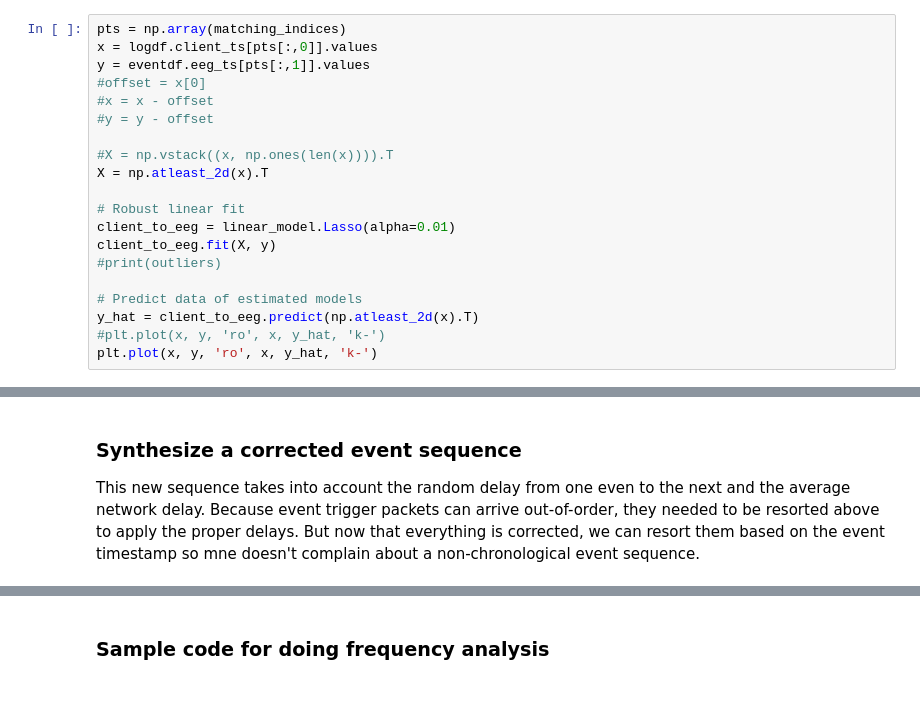
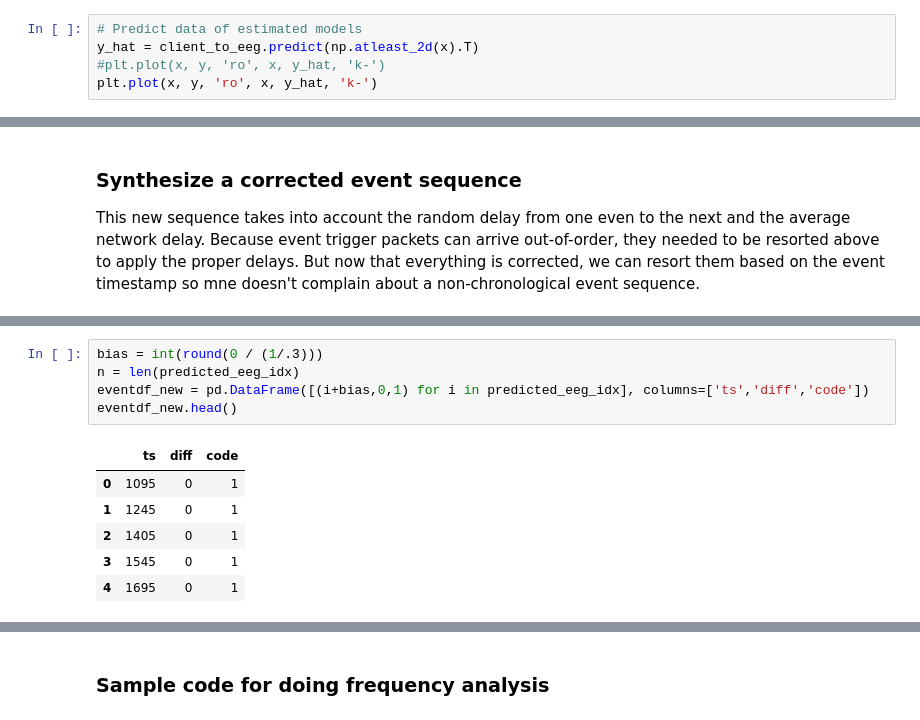
Before and after one commit to rfdougherty/ERP_analysis, a Jupyter notebook: touch_analysis.ipynb, the cells around one changed output, grey strips where cells are left out. Drawn from its saved outputs; the diff is of its cells as text.

```diff
--- a/touch_analysis.ipynb
+++ b/touch_analysis.ipynb
@@ -73,19 +163,4 @@ print('Found %d matching timepoints.' % len(matching_indices))
 # %%
-pts = np.array(matching_indices)
-x = logdf.client_ts[pts[:,0]].values
-y = eventdf.eeg_ts[pts[:,1]].values
-#offset = x[0]
-#x = x - offset
-#y = y - offset
-
-#X = np.vstack((x, np.ones(len(x)))).T
-X = np.atleast_2d(x).T
-
-# Robust linear fit
-client_to_eeg = linear_model.Lasso(alpha=0.01)
-client_to_eeg.fit(X, y)
-#print(outliers)
-
 # Predict data of estimated models
 y_hat = client_to_eeg.predict(np.atleast_2d(x).T)
 #plt.plot(x, y, 'ro', x, y_hat, 'k-')
@@ -115 +210,13 @@ eventdf = eventdf.sort_values('ts').reset_index(drop=True)
+# %%
+bias = int(round(0 / (1/.3)))
+n = len(predicted_eeg_idx)
+eventdf_new = pd.DataFrame([(i+bias,0,1) for i in predicted_eeg_idx], columns=['ts','diff','code'])
+eventdf_new.head()
+# %% [output]
+|  | ts | diff | code |
+| 0 | 1095 | 0 | 1 |
+| 1 | 1245 | 0 | 1 |
+| 2 | 1405 | 0 | 1 |
+| 3 | 1545 | 0 | 1 |
+| 4 | 1695 | 0 | 1 |
 # %%
```
Also changed, not shown: parts of 19 cells of this notebook.
